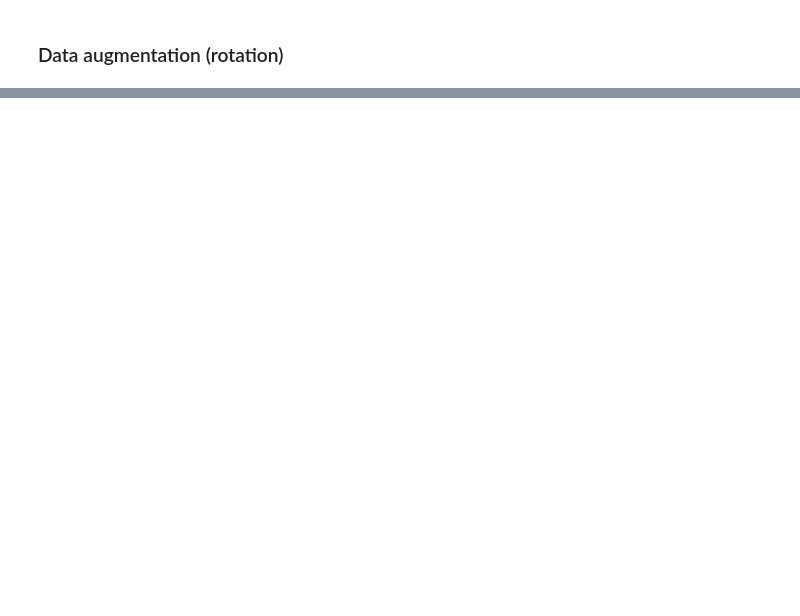
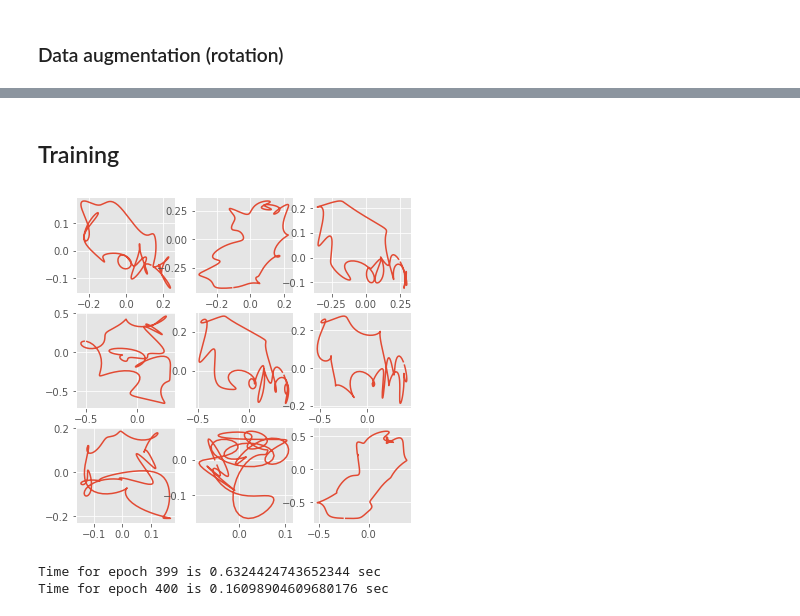
Before and after one commit to ArthurFDLR/race-track-generator, a Jupyter notebook: src/gan-custom.ipynb, the cells around one changed output, grey strips where cells are left out. Cells and saved outputs as stored; diff of their text form; code cells hidden in the pictures; blank space fills up the shorter version.

```diff
--- a/src/gan-custom.ipynb
+++ b/src/gan-custom.ipynb
@@ -124,0 +273,7 @@ plt.close(fig)
+# %%
+checkpoint_dir = '../data/training/training_checkpoints'
+checkpoint_prefix = os.path.join(checkpoint_dir, "ckpt")
+checkpoint = tf.train.Checkpoint(generator_optimizer=generator_optimizer,
+                                 discriminator_optimizer=discriminator_optimizer,
+                                 generator=generator,
+                                 discriminator=discriminator)
@@ -124,0 +282,6 @@ plt.close(fig)
+# %%
+EPOCHS = 400
+num_examples_to_generate = 3*3
+CHECKPOINT_EPOCHS = 10
+
+seed = tf.random.normal([num_examples_to_generate, ENCODING_SIZE])
@@ -124,0 +311,30 @@ plt.close(fig)
+# %%
+def train(dataset, epochs):
+    hist = {'gen_loss':[], 'disc_loss': []}
+    for epoch in range(epochs):
+        start = time.time()
+        gen_loss, disc_loss, batch_num = 0., 0., 0
+
+        for descp_batch in dataset:
+            gen_loss_tmp, disc_loss_tmp = train_step(descp_batch)
+            gen_loss += gen_loss_tmp.numpy()
+            disc_loss += disc_loss_tmp.numpy()
+            batch_num += 1
+
+        hist['gen_loss'].append(gen_loss / batch_num)
+        hist['disc_loss'].append(disc_loss / batch_num)
+
+        generate_and_save_images(generator,
+                                 epoch + 1,
+                                 seed)
+
+        if (epoch + 1) % CHECKPOINT_EPOCHS == 0:
+            checkpoint.save(file_prefix = checkpoint_prefix)
+
+        print ('Time for epoch {} is {} sec'.format(epoch + 1, time.time()-start))
+
+    # Generate after the final epoch
+    generate_and_save_images(generator,
+                           epochs,
+                           seed)
+    return hist
@@ -124,0 +358,8 @@ plt.close(fig)
+# %% [markdown]
+## Training
+# %%
+training_history = train(train_dataset, EPOCHS)
+# %% [output]
+[figure, added]
+Time for epoch 399 is 0.6324424743652344 sec
+Time for epoch 400 is 0.16098904609680176 sec
```
Also changed, not shown: parts of 22 cells of this notebook.
